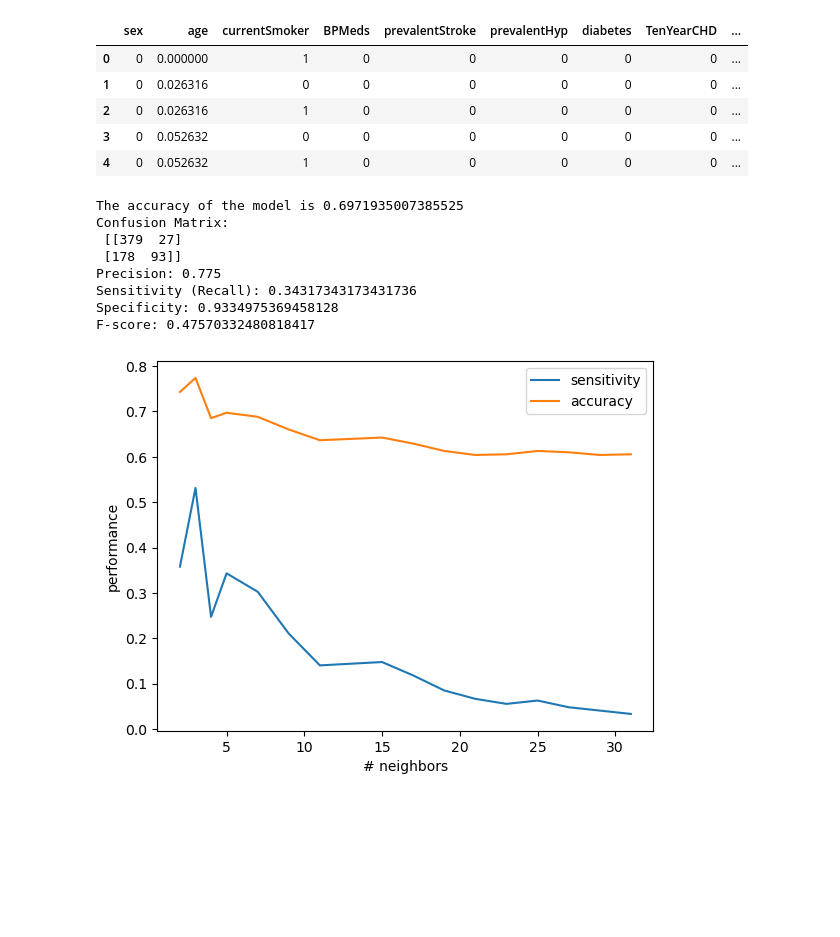
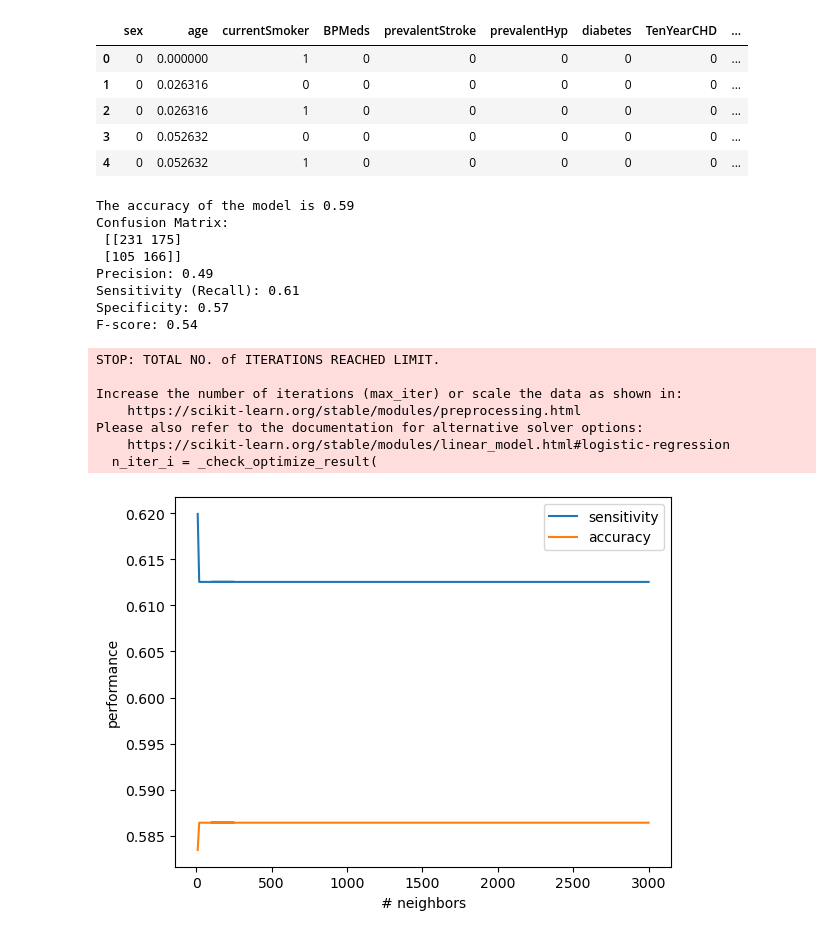
Before and after one commit to koershuis/SP_Final_Project_E, a Jupyter notebook: notebooks/4_aggregation_classification.ipynb, the cells around one changed output. Drawn from its saved outputs; the diff is of its cells as text; code cells hidden in the pictures; blank space fills up the shorter version.

```diff
--- a/notebooks/4_aggregation_classification.ipynb
+++ b/notebooks/4_aggregation_classification.ipynb
@@ -73,25 +73,25 @@ df_agg.head()
 | 3 | 0 | 0.052632 | 0 | 0 | 0 | 0 | 0 | 0 | ... |
 | 4 | 0 | 0.052632 | 1 | 0 | 0 | 0 | 0 | 0 | ... |
 # %%
-# Implement classification (KNN) to distinguish patients vs. controls.
-from sklearn.neighbors import KNeighborsClassifier
+# Implement classification (Logistic regression) to distinguish patients vs. controls.
+from sklearn.linear_model import LogisticRegression
 from sklearn.metrics import confusion_matrix, precision_score, recall_score, f1_score
 
 # 1. Split X and Y:
 y = df_agg['TenYearCHD'].astype(int)
 X = df_agg.drop(['TenYearCHD'], axis=1) # drop all varribales that are not related to the analysis
 
-# 2. Classify (KNN)
-knn = KNeighborsClassifier(n_neighbors=5) # Initialize the model with n = neighbors
-knn.fit(X, y) ## Fit the model on the observed data.
+# 2. Classify
+lr = LogisticRegression(max_iter=200, class_weight="balanced") # Initialize the model
+lr.fit(X, y) ## Fit the model on the observed data.
 
 # 3. Check model metrics:
 
 ## See how the model performs.
-print ('The accuracy of the model is ' + str(round(knn.score(X, y),2)))
+print ('The accuracy of the model is ' + str(round(lr.score(X, y),2)))
 
 ## Confusion matrix
-y_pred = knn.predict(X)
+y_pred = lr.predict(X)
 
 cm = confusion_matrix(y, y_pred)
 tn, fp, fn, tp = cm.ravel()
@@ -109,36 +109,42 @@ print("Sensitivity (Recall):", round(sensitivity,2))
 print("Specificity:", round(specificity,2))
 print("F-score:", round(f_score,2))
 # %% [output]
-The accuracy of the model is 0.6971935007385525
+The accuracy of the model is 0.59
 Confusion Matrix:
- [[379  27]
- [178  93]]
-Precision: 0.775
-Sensitivity (Recall): 0.34317343173431736
-Specificity: 0.9334975369458128
-F-score: 0.47570332480818417
+ [[231 175]
+ [105 166]]
+Precision: 0.49
+Sensitivity (Recall): 0.61
+Specificity: 0.57
+F-score: 0.54
 # %%
-# Before the classification was implemented with just 5 neighbors (chosen at random)
-# Let's check which is the best number of neighbours for our classifier:
+## Let's check which is the best hyperparameter configuration:
 
 import matplotlib.pyplot as plt
 
-nn = list([2, 3, 4, 5, 7, 9, 11, 15, 17, 19, 21, 23, 25, 27, 29, 31])
+iters = list([10, 20, 50, 75, 100, 150, 200, 250, 100, 200, 300, 400, 500, 1000, 1500, 2000, 2500, 3000])
 sen = list([])
 acc =list([])
-for i in nn:
-    knn = KNeighborsClassifier(n_neighbors=i)
-    knn.fit(X, y)
-    y_pred = knn.predict(X)
+for i in iters:
+    lr = LogisticRegression(max_iter=i, class_weight="balanced")
+    lr.fit(X, y)
+    y_pred = lr.predict(X)
     sen.append(recall_score(y, y_pred))
-    acc.append(knn.score(X, y))
+    acc.append(lr.score(X, y))
 
-plt.plot(nn,sen)
-plt.plot(nn,acc)
+plt.plot(iters,sen)
+plt.plot(iters,acc)
 plt.xlabel('# neighbors')
 plt.ylabel('performance')
 plt.legend(['sensitivity','accuracy'])
 plt.show()
 # %% [output]
+STOP: TOTAL NO. of ITERATIONS REACHED LIMIT.
+
+Increase the number of iterations (max_iter) or scale the data as shown in:
+    https://scikit-learn.org/stable/modules/preprocessing.html
+Please also refer to the documentation for alternative solver options:
+    https://scikit-learn.org/stable/modules/linear_model.html#logistic-regression
+  n_iter_i = _check_optimize_result(
-[figure, old version]
+[figure, new version]
 # %%
```
Also changed, not shown: parts of 2 cells of this notebook.
